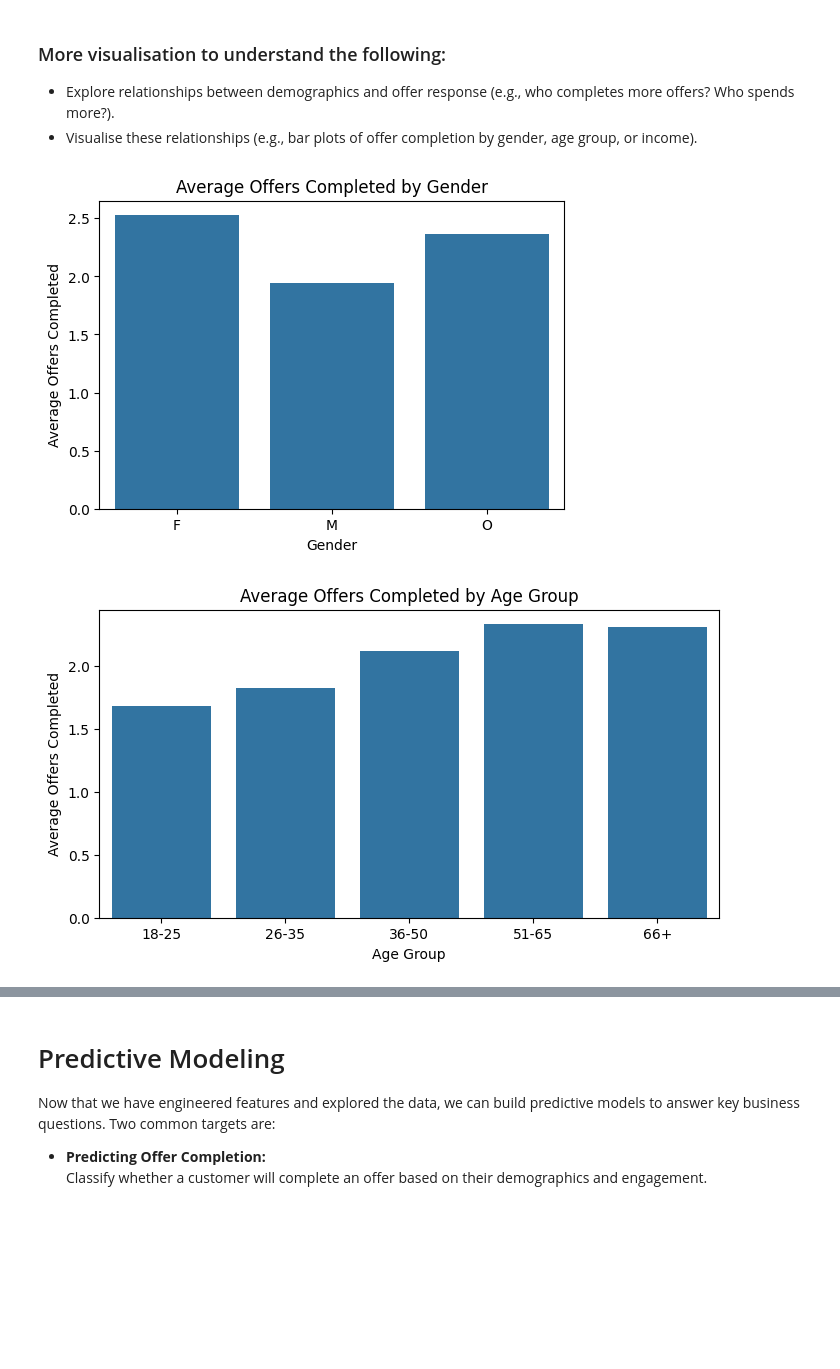
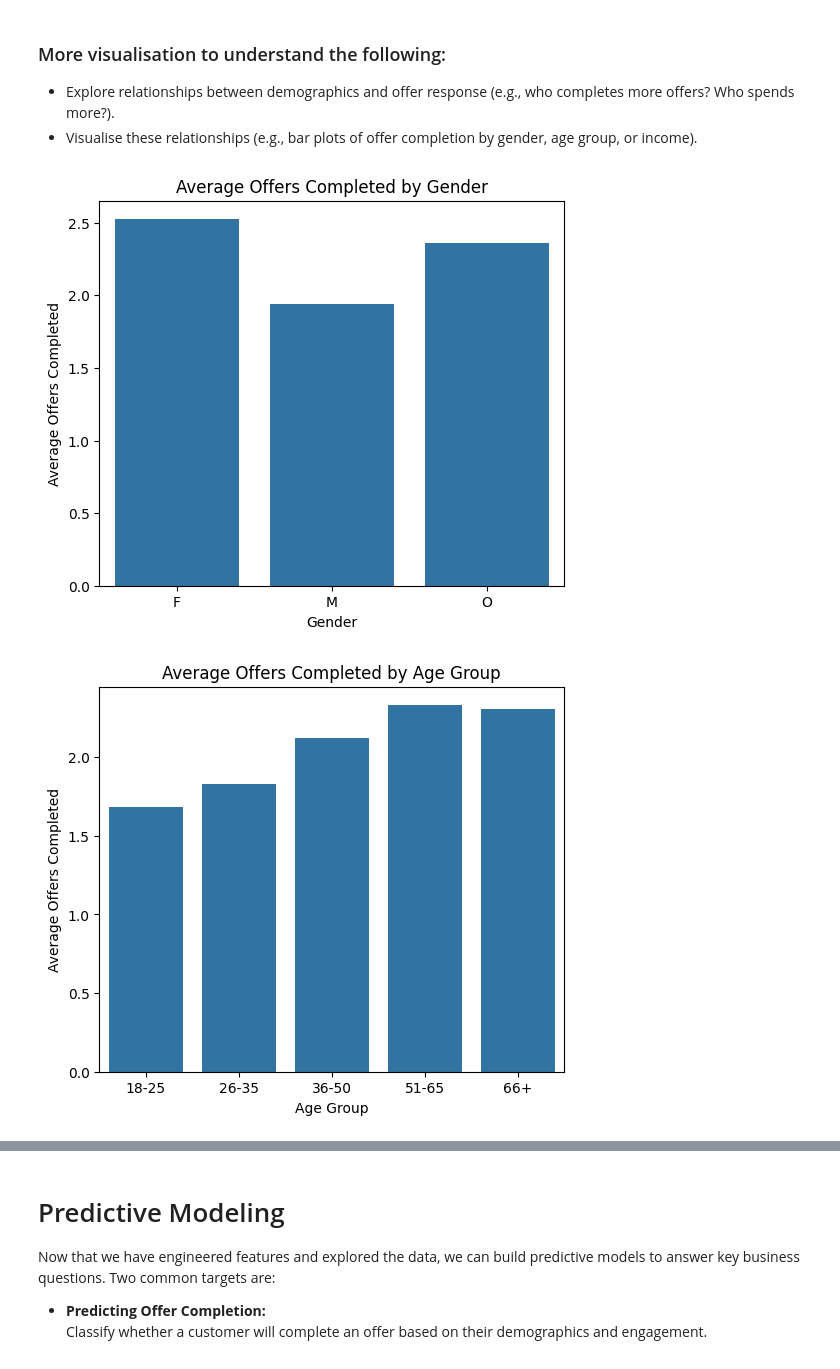
Before and after one commit to Abdualazem/Optimising-App-Offers-with-Starbucks, a Jupyter notebook: Starbucks_Capstone_notebook.ipynb, the cells around one changed output, grey strips where cells are left out. Cells and saved outputs as stored; diff of their text form; code cells hidden in the pictures; blank space fills up the shorter version.

```diff
--- a/Starbucks_Capstone_notebook.ipynb
+++ b/Starbucks_Capstone_notebook.ipynb
@@ -312,38 +322,42 @@ display(profile_features.head())
 # %%
 # 1. Offer completion rate by gender
 offer_completion_by_gender = profile_features.groupby('gender')['offers_completed'].mean().reset_index()
-plt.figure(figsize=(6,4))
+plt.figure(figsize=(6,5))
 sns.barplot(x='gender', y='offers_completed', data=offer_completion_by_gender)
 plt.title('Average Offers Completed by Gender')
 plt.xlabel('Gender')
 plt.ylabel('Average Offers Completed')
+plt.savefig(f'plots/ave_offers_genda_group.png', bbox_inches='tight')
 plt.show()
 
 # 2. Offer completion rate by age group
 profile_features['age_group'] = pd.cut(profile_features['age'], bins=[17, 25, 35, 50, 65, 120], labels=['18-25', '26-35', '36-50', '51-65', '66+'])
 offer_completion_by_age = profile_features.groupby('age_group')['offers_completed'].mean().reset_index()
-plt.figure(figsize=(8,4))
+plt.figure(figsize=(6,5))
 sns.barplot(x='age_group', y='offers_completed', data=offer_completion_by_age)
 plt.title('Average Offers Completed by Age Group')
 plt.xlabel('Age Group')
 plt.ylabel('Average Offers Completed')
+plt.savefig(f'plots/ave_offers_age_group.png', bbox_inches='tight')
 plt.show()
 
 # 3. Offer completion rate by income group
 profile_features['income_group'] = pd.cut(profile_features['income'], bins=[0, 40000, 70000, 100000, 130000], labels=['<40k', '40-70k', '70-100k', '100k+'])
 offer_completion_by_income = profile_features.groupby('income_group')['offers_completed'].mean().reset_index()
-plt.figure(figsize=(8,4))
+plt.figure(figsize=(6,5))
 sns.barplot(x='income_group', y='offers_completed', data=offer_completion_by_income)
 plt.title('Average Offers Completed by Income Group')
 plt.xlabel('Income Group')
 plt.ylabel('Average Offers Completed')
+plt.savefig(f'plots/ave_offers_income_group.png', bbox_inches='tight')
 plt.show()
 
 # 4. Correlation heatmap for numerical features
-plt.figure(figsize=(8,6))
+plt.figure(figsize=(6,5))
 sns.heatmap(profile_features[['age', 'income', 'membership_duration', 'total_spend', 'offers_received', 'offers_viewed', 'offers_completed']].corr(), annot=True, cmap='Blues')
 plt.title('Correlation Heatmap of Customer Features')
+plt.savefig(f'plots/correlation_heatmap.png', bbox_inches='tight')
 plt.show()
 # %% [output]
-[figure, old version]
+[figure, new version]
-[figure, old version]
+[figure, new version]
```
Also changed, not shown: parts of 6 cells of this notebook, 7 other files.
